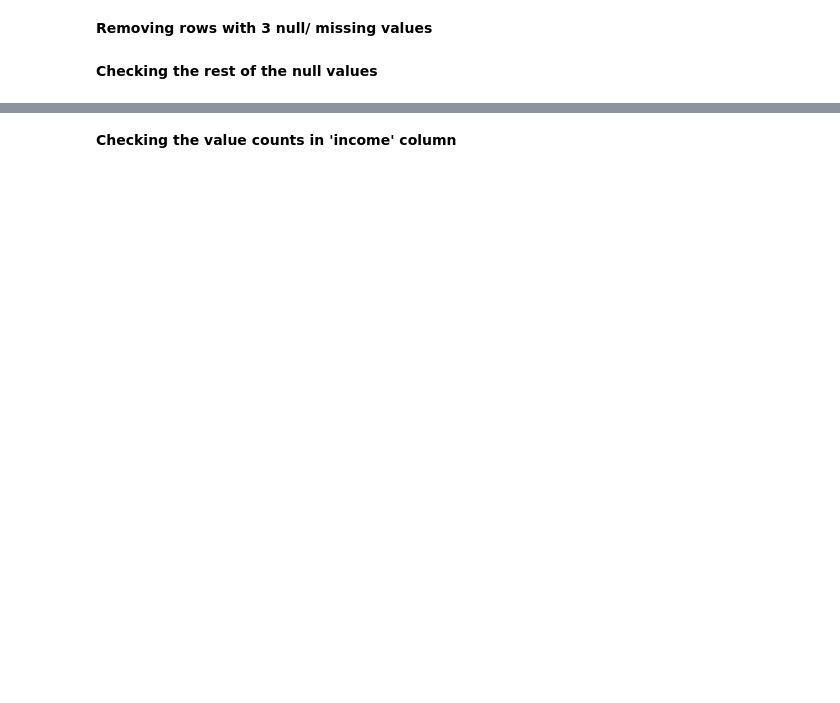
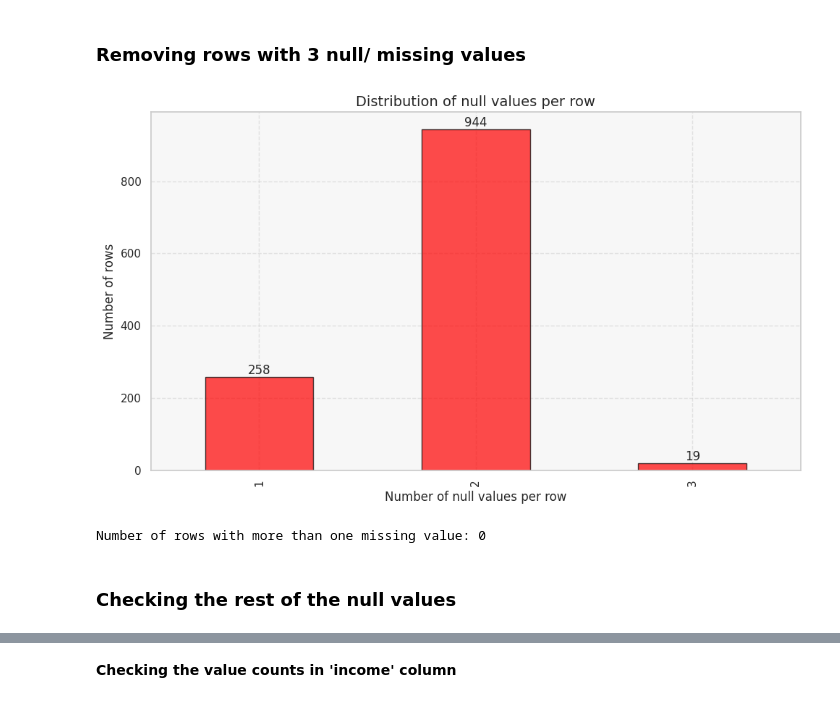
Before and after one commit to pramuditha101/ML-Coursework, a Jupyter notebook: Final.ipynb, the cells around one changed output, grey strips where cells are left out. Cells and saved outputs as stored; diff of their text form; code cells hidden in the pictures; blank space fills up the shorter version.

```diff
--- a/Final.ipynb
+++ b/Final.ipynb
@@ -30,10 +50,47 @@ data['income'] = adult.data.targets
 # %% [markdown]
-**Removing rows with 3 null/ missing values**
+### **Removing rows with 3 null/ missing values**
+# %%
+# Calculate the number of null values per row
+null_values_per_row = data.isnull().sum(axis=1)
+
+# Filter out rows with zero null values
+nonzero_null_values_per_row = null_values_per_row[null_values_per_row > 0]
+
+# Plot the number of rows against the number of null values per row
+plt.figure(figsize=(10, 6))
+nonzero_null_values_per_row.value_counts().sort_index().plot(kind='bar', color='red', alpha=0.7, edgecolor='black')
+
+# Add labels and title
+plt.xlabel('Number of null values per row', fontsize=12)
+plt.ylabel('Number of rows', fontsize=12)
+plt.title('Distribution of null values per row', fontsize=14)
+
+# Add gridlines
+plt.grid(True, linestyle='--', alpha=0.5)
+
+# Add a background color
+plt.gca().set_facecolor('#f7f7f7')
+
+# Add text annotations
+for i, v in enumerate(nonzero_null_values_per_row.value_counts().sort_index()):
+    plt.text(i, v + 0.2, str(v), ha='center', va='bottom')
+
+# Show plot
+plt.tight_layout()
+plt.show()
+# %% [output]
+[figure, added]
 # %%
-# Count missing values in each row
+null_counts = data.isnull().sum(axis=1)
+
+# Filter out rows with three null values
+data = data[null_counts < 3]
+
 missing_values_per_row = data.isnull().sum(axis=1)
 
-# Count rows with more than 3 missing value
+# Count rows with more than 3 missing value to reassure
 rows_with_multiple_missing_values = (missing_values_per_row == 3).sum()
 
-print("Number of rows with three missing values :", rows_with_multiple_missing_values)
+print("Number of rows with more than one missing value:", rows_with_multiple_missing_values)
+# %% [output]
+Number of rows with more than one missing value: 0
@@ -53,2 +97,2 @@ print("Number of rows with more than one missing value:", rows_with_multiple_mis
 # %% [markdown]
-**Checking the rest of the null values**
+### **Checking the rest of the null values**
```
Also changed, not shown: parts of 51 cells of this notebook.
